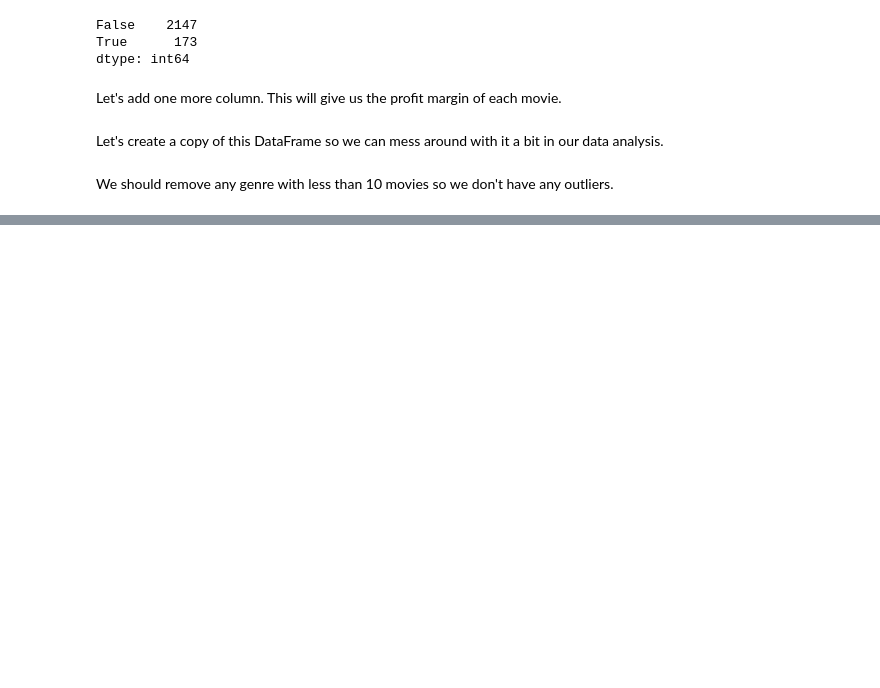
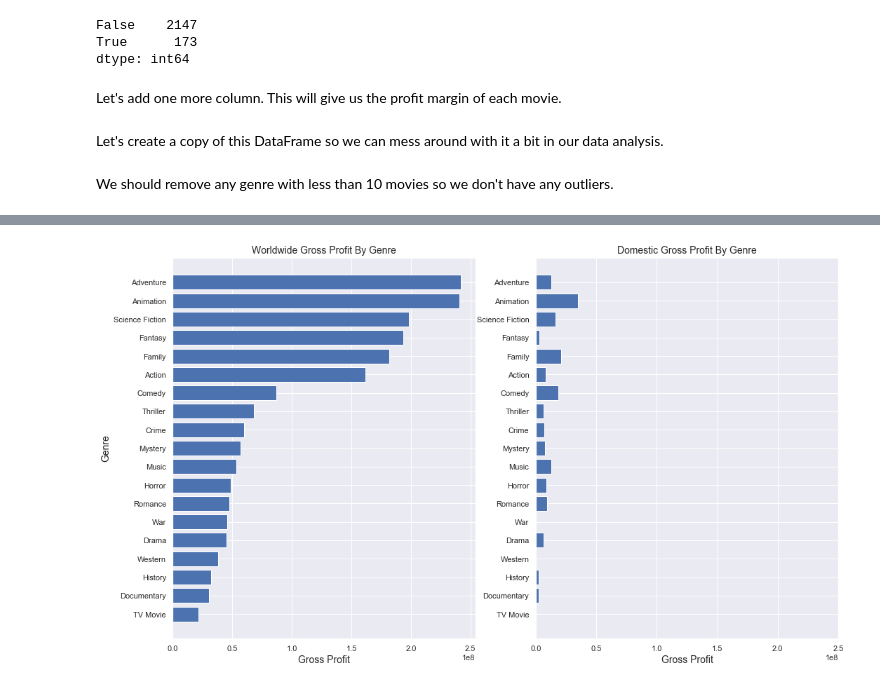
Before and after one commit to jefferyrosario/dsc-mod-1-project-Movie-Analysis-EDA, a Jupyter notebook: student.ipynb, the cells around one changed output, grey strips where cells are left out. Saved outputs shown, nothing was run; the diff lists cells and outputs as text; code cells hidden in the pictures; blank space fills up the shorter version.

```diff
--- a/student.ipynb
+++ b/student.ipynb
@@ -280,0 +388,26 @@ bm2_df.drop(['popularity', 'vote_average', 'vote_count'], axis = 1 ,inplace = Tr
+# %%
+sorted_df['gross_margin_worldwide'] = (sorted_df['worldwide_gross'] - sorted_df['production_budget'])
+# %%
+sorted_df['gross_margin_domestic'] = (sorted_df['domestic_gross']  - sorted_df['production_budget'])
+# %%
+sorted_gross_df = sorted_df.sort_values(by = 'gross_margin_worldwide')
+new_figure2 = plt.figure(figsize = (17,10))
+ax_nf2 = new_figure2.add_subplot(121)
+#ax_nf2.set_xlim(0, 1)
+plt.title('Worldwide Gross Profit By Genre', fontdict = fontdict)
+plt.xlabel('Gross Profit', fontsize = 14)
+plt.ylabel('Genre', fontsize = 14)
+ax_nf2.barh(sorted_gross_df['genre'],sorted_gross_df['gross_margin_worldwide'])
+
+fontdict={'fontsize': 14,
+        'fontweight' : 'book',
+        'verticalalignment': 'baseline',
+        'horizontalalignment': 'center'}
+
+ax2_nf2 = new_figure2.add_subplot(122)
+ax2_nf2.set_xlim(0,250000000)
+plt.xlabel('Gross Profit', fontsize = 14)
+plt.title('Domestic Gross Profit By Genre', fontdict = fontdict )
+ax2_nf2.barh(sorted_gross_df['genre'], sorted_gross_df['gross_margin_domestic']);
+# %% [output]
+[figure, added]
```
Also changed, not shown: parts of 41 cells of this notebook, 6 other files.
